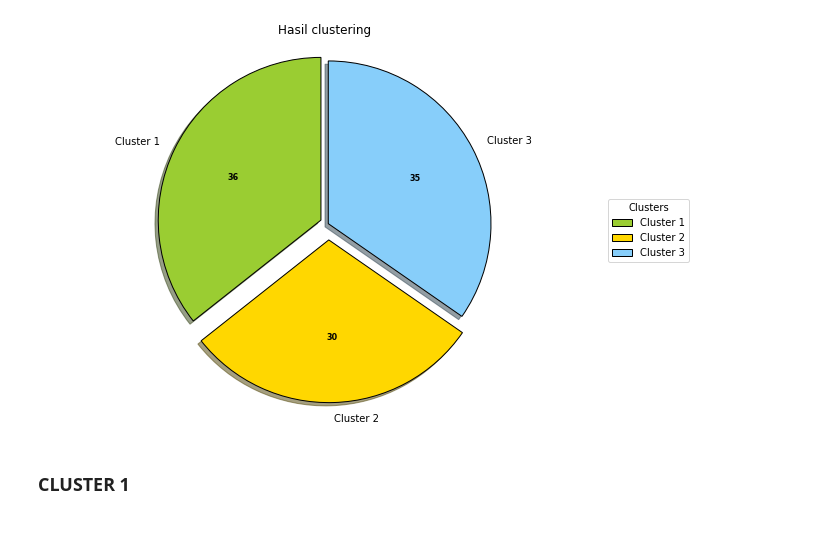
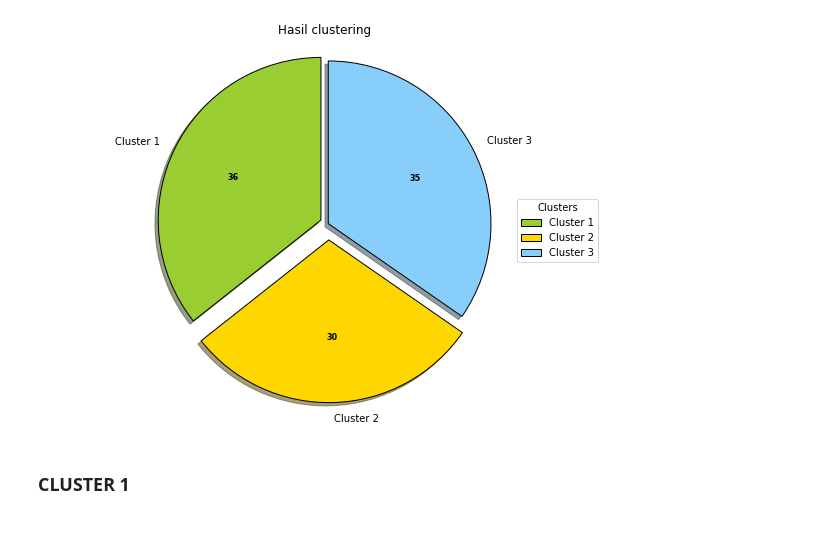
Before and after one commit to hafidhadhiet/Marketing-Management-Clustering, a Jupyter notebook: Visualisasi data hasil clustering.ipynb, the cells around one changed output. Cells and saved outputs as stored; diff of their text form; code cells hidden in the pictures.

Commit message:
pekerjaan cluster 3

```diff
--- a/Visualisasi data hasil clustering.ipynb
+++ b/Visualisasi data hasil clustering.ipynb
@@ -20,37 +20,37 @@ colors = ['yellowgreen', 'gold', 'lightskyblue']
 
 explode = (0.05, 0.1, 0.0)
 
 def absolute_value(val):
     a  = np.round(val/100.*data.sum(), 0)
     return int(a)
 
 wp = { 'linewidth' : 1, 'edgecolor' : "black" }
 fig, ax = plt.subplots(figsize =(10, 7))
 
 wedges, texts, autotexts = ax.pie(data,
                                   autopct = absolute_value,
                                   explode = explode,
                                   labels = clusters,
                                   shadow = True,
                                   colors = colors,
                                   startangle = 90,
                                   wedgeprops = wp,
                                   textprops = dict(color ="black"))
 fig.set_facecolor('white')
 
 ax.legend(wedges, clusters,
           title ="Clusters",
-          loc ="center left",
-          bbox_to_anchor =(1, 0, 0.5, 1))
+          loc ="center right")
+          # bbox_to_anchor =(1, 0, 0.5, 1))
 
 plt.setp(autotexts, size = 8, weight ="bold")
 ax.set_title("Hasil clustering")
 
 
 plt.axis('equal')
-plt.savefig('Pie chart hasil clustering.png')
+plt.savefig('Pie chart hasil clustering.jpg')
 # %% [output]
-[figure, old version]
+[figure, new version]
 # %% [markdown]
 <h3>CLUSTER 1<H3>
 # %%
```
Also changed, not shown: parts of 1 cell of this notebook, 4 other files.
